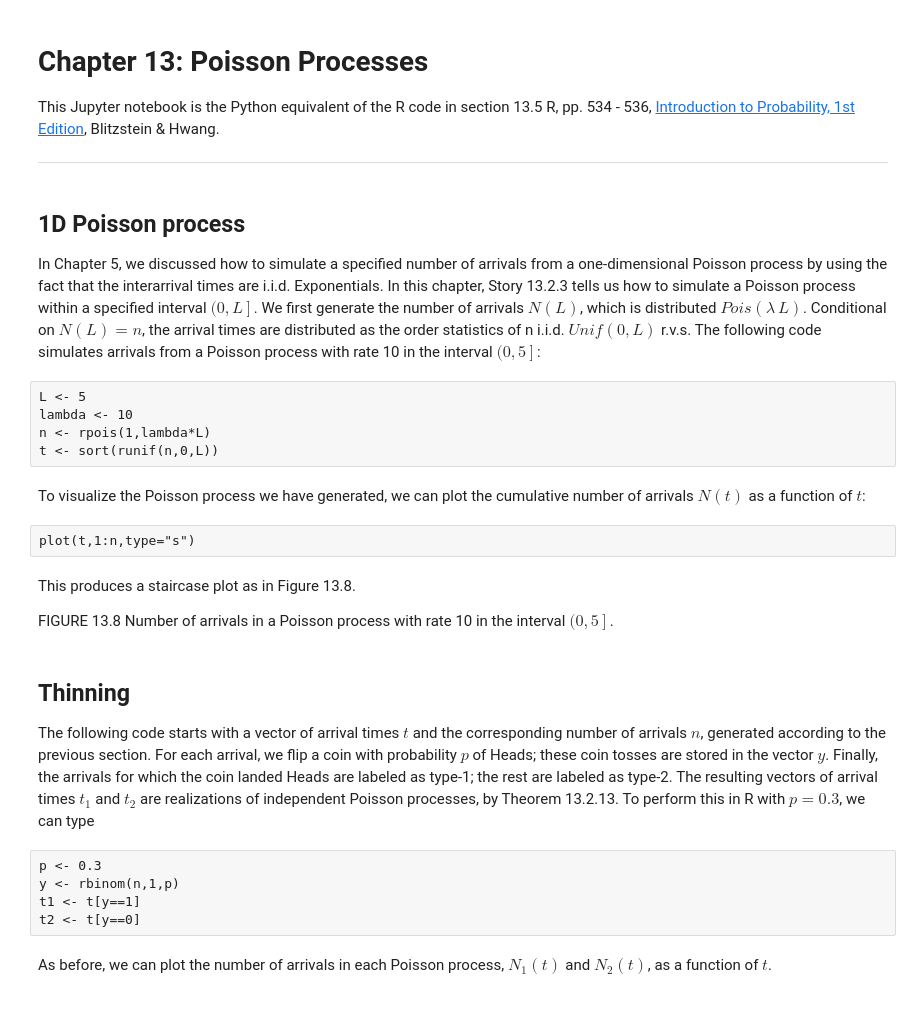
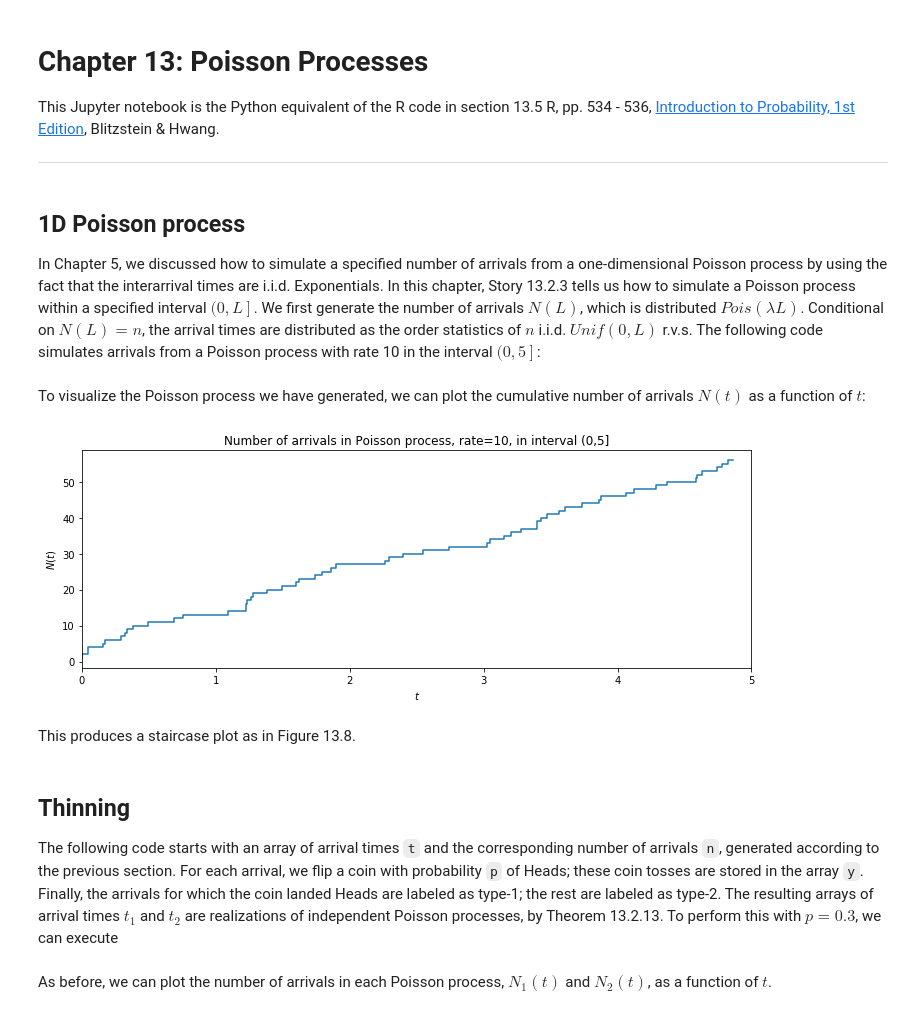
Before and after one commit to buruzaemon/IntroductionToProbabilityPy, a Jupyter notebook: Ch13.ipynb, the cells around one changed output. Drawn from its saved outputs; the diff is of its cells as text; code cells hidden in the pictures.

```diff
--- a/Ch13.ipynb
+++ b/Ch13.ipynb
@@ -9,27 +12,35 @@ import numpy as np
 # %% [markdown]
 ## 1D Poisson process
 
-In Chapter 5, we discussed how to simulate a specified number of arrivals from a one-dimensional Poisson process by using the fact that the interarrival times are i.i.d. Exponentials. In this chapter, Story 13.2.3 tells us how to simulate a Poisson process within a specified interval $(0, \left.L\right]$. We first generate the number of arrivals $N(L)$, which is distributed $Pois(\lambda \, L)$. Conditional on $N(L) = n$, the arrival times are distributed as the order statistics of n i.i.d. $Unif(0, L)$ r.v.s. The following code simulates arrivals from a Poisson process with rate 10 in the interval $(0, \left. 5\right]$:
+In Chapter 5, we discussed how to simulate a specified number of arrivals from a one-dimensional Poisson process by using the fact that the interarrival times are i.i.d. Exponentials. In this chapter, Story 13.2.3 tells us how to simulate a Poisson process within a specified interval $(0, \left.L\right]$. We first generate the number of arrivals $N(L)$, which is distributed $Pois(\lambda L)$. Conditional on $N(L) = n$, the arrival times are distributed as the order statistics of $n$ i.i.d. $Unif(0, L)$ r.v.s. The following code simulates arrivals from a Poisson process with rate 10 in the interval $(0, \left. 5\right]$:
-# %% [raw]
-L <- 5
-lambda <- 10
-n <- rpois(1,lambda*L)
-t <- sort(runif(n,0,L))
+# %%
+np.random.seed(13)
+
+from scipy.stats import poisson, uniform
+
+L = 5
+lambd = 10
+n = poisson.rvs(lambd*L, size=1)[0]
+t = np.sort(uniform.rvs(loc=0, scale=(L-0), size=n))
 # %% [markdown]
 To visualize the Poisson process we have generated, we can plot the cumulative number of arrivals $N(t)$ as a function of $t$:
-# %% [raw]
-plot(t,1:n,type="s")
+# %%
+plt.figure(figsize=(12, 4))
+
+nt = np.arange(1, n+1)
+plt.plot(t, nt, linestyle='-', drawstyle='steps')
+
+plt.xlabel(r'$t$')
+plt.xlim([0,5])
+plt.ylabel(r'$N(t)$')
+plt.title(r'Number of arrivals in Poisson process, rate=10, in interval (0,5]')
+
+plt.show()
+# %% [output]
+[figure, added]
 # %% [markdown]
 This produces a staircase plot as in Figure 13.8.
-
-FIGURE 13.8
-Number of arrivals in a Poisson process with rate 10 in the interval $(0, \left. 5 \right]$.
 # %% [markdown]
 ## Thinning
 
-The following code starts with a vector of arrival times $t$ and the corresponding number of arrivals $n$, generated according to the previous section. For each arrival, we flip a coin with probability $p$ of Heads; these coin tosses are stored in the vector $y$. Finally, the arrivals for which the coin landed Heads are labeled as type-1; the rest are labeled as type-2. The resulting vectors of arrival times $t_1$ and $t_2$ are realizations of independent Poisson processes, by Theorem 13.2.13. To perform this in R with $p = 0.3$, we can type
+The following code starts with an array of arrival times `t` and the corresponding number of arrivals `n`, generated according to the previous section. For each arrival, we flip a coin with probability `p` of Heads; these coin tosses are stored in the array `y`. Finally, the arrivals for which the coin landed Heads are labeled as type-1; the rest are labeled as type-2. The resulting arrays of arrival times $t_1$ and $t_2$ are realizations of independent Poisson processes, by Theorem 13.2.13. To perform this with $p = 0.3$, we can execute
-# %% [raw]
-p <- 0.3
-y <- rbinom(n,1,p)
-t1 <- t[y==1]
-t2 <- t[y==0]
```
Also changed, not shown: parts of 8 cells of this notebook, 1 other file.
